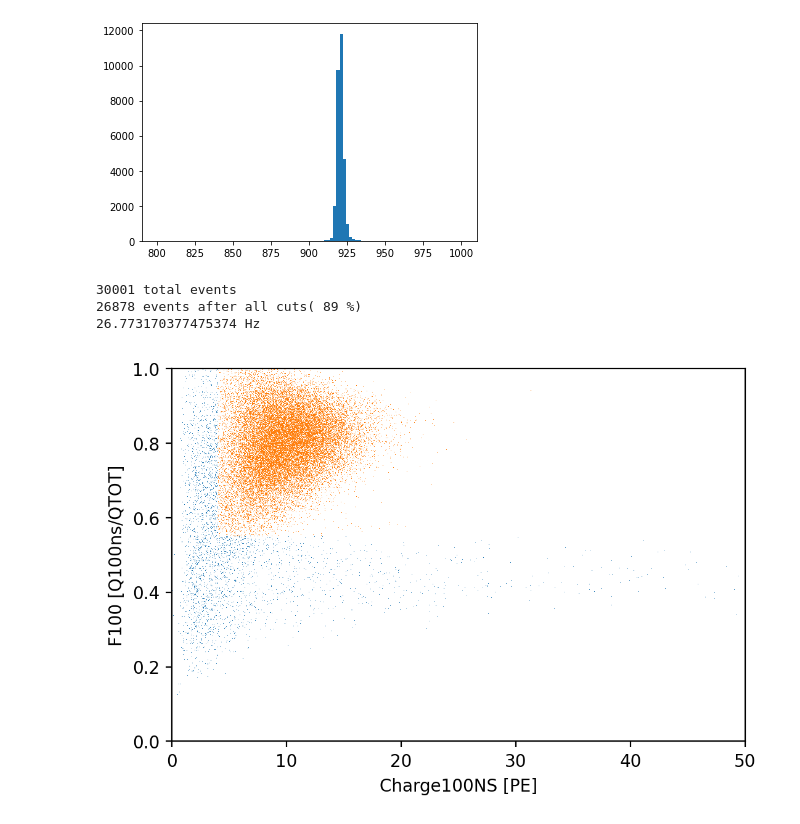
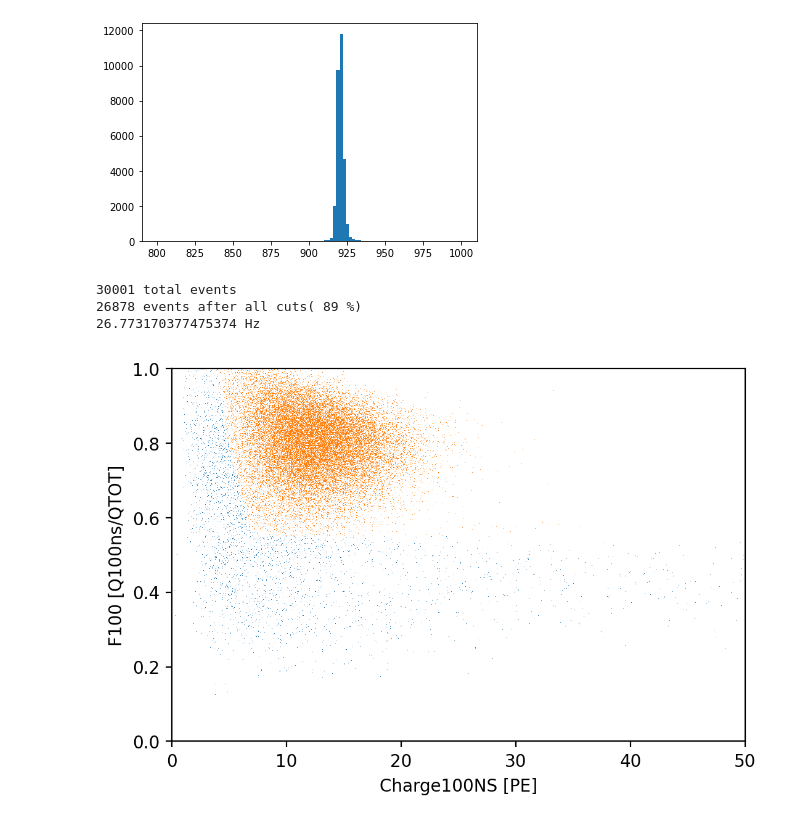
Before and after one commit to CIEMAT-Neutrino/SCINT, a Jupyter notebook: joython_notebooks/Deconvolution.ipynb, the cells around one changed output. Drawn from its saved outputs; the diff is of its cells as text; code cells hidden in the pictures.

```diff
--- a/joython_notebooks/Deconvolution.ipynb
+++ b/joython_notebooks/Deconvolution.ipynb
@@ -126,31 +111,31 @@ CUTPEAK=PEAK>810
 # %%
 fast =np.sum(ADC_DEC[:,:945] ,axis=1)
 total=np.sum(ADC_DEC[:,:1500],axis=1)
 
 CUT_F90 =(fast/total)>0.55
 CUT_FAST=4<fast
 
 plt.figure(dpi=200)
-plt.plot(fast,fast/total,',',linewidth=0,markersize=0.05)
-plt.plot(fast[CUT_F90*CUT_FAST],(fast/total)[CUT_F90*CUT_FAST],',',linewidth=0,markersize=0.05)
+plt.plot(total,fast/total,',',linewidth=0,markersize=0.05)
+plt.plot(total[CUT_F90*CUT_FAST],(fast/total)[CUT_F90*CUT_FAST],',',linewidth=0,markersize=0.05)
 plt.ylim([0,1])
 plt.xlim([0,50])
 plt.xlabel("Charge100NS [PE]")
 plt.ylabel("F100 [Q100ns/QTOT]")
 
 EV=np.sum(CUT_F90*CUT_FAST)
 
 
 print(len(CUT_F90),"total events")
 print(EV,"events after all cuts(",int(EV/len(CUT_F90)*100),"%)")
 
 TS=open_run_var(run_path,"Timestamp",[CH],compressed=compress)
 
 duration=(TS[0][-1]-TS[0][0])
 
 print(EV/duration,"Hz")
 # %% [output]
 30001 total events
 26878 events after all cuts( 89 %)
 26.773170377475374 Hz
-[figure, old version]
+[figure, new version]
```
Also changed, not shown: parts of 1 cell of this notebook.
